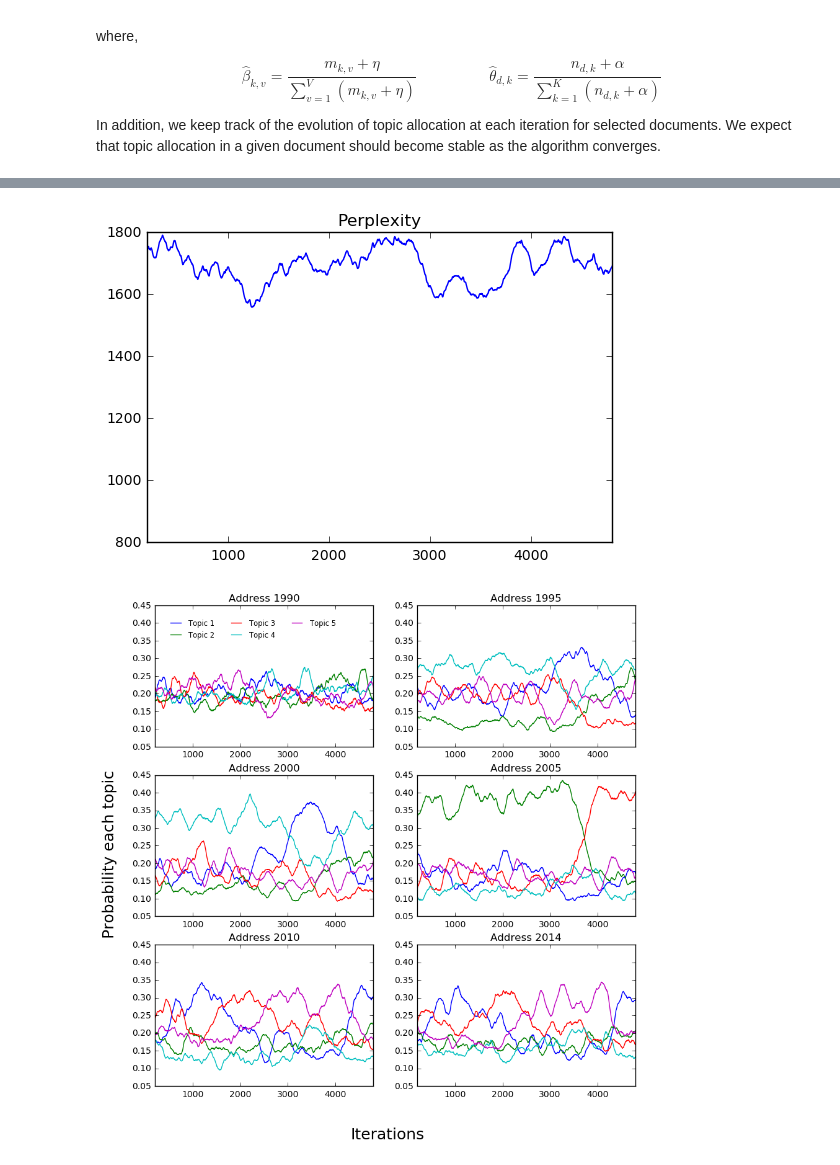
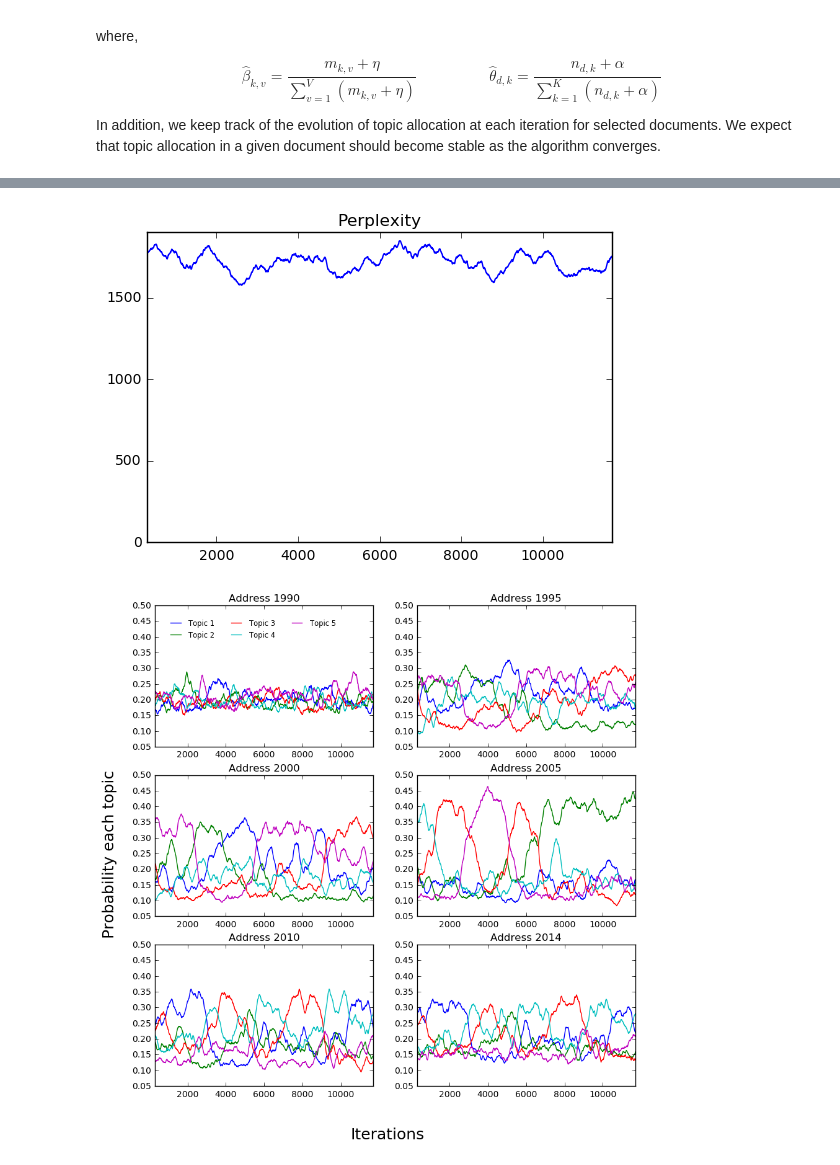
Before and after one commit to veldanie/text_mining, a Jupyter notebook: Report2.ipynb, the cells around one changed output, grey strips where cells are left out. Cells and saved outputs as stored; diff of their text form; code cells hidden in the pictures.

```diff
--- a/Report2.ipynb
+++ b/Report2.ipynb
@@ -74,7 +74,7 @@ tfidf = {k : v * tf[k] for k, v in idf.items() if k in tf}
 # Based on the ranking we select 500 words with highest tf-idf
 # 1st we get the rank
 rank = sorted(tfidf.items(), key=operator.itemgetter(1), reverse=True)
-cutoff = rank[2000][1] #-0.0001
+cutoff = rank[2000][1] -0.0001
 # 2nd apply the cut-off
 selected_words = {k: v for k, v in tfidf.items() if v>cutoff}
 ls = len(selected_words) # number of selected words
@@ -130,7 +130,7 @@ V = X.shape[1]
 topics = 5
 alpha = 10
 eta = 0.1
-iterations = 5000
+iterations = 12000
 
 # initialize randomly (i.e. equal prob) matrix theta d
 # topics numbered from 0 to k-1
@@ -279,10 +297,12 @@ Next, we monitor the results of topic allocation for several documents to check
 # %%
 # Perplexity
 # smooth window: necessary as otherwise there is too much volatility and figures are difficult to read
-sm_window=200
+sm_window=300
 # smooth and convert to pandas
 perplexity_df = pd.DataFrame(np.convolve(perplexity,1/sm_window * np.ones(sm_window),'same'))
-perplexity_df.plot(legend=False, title="Perplexity", xlim=(sm_window,iterations-sm_window))
+
+
+perplexity_df.plot(legend=False, title="Perplexity", xlim=(sm_window,iterations-sm_window), ylim=(0,1900))
 
 # Topic allocation for selected documents
 # smooth and convert to pandas
@@ -300,32 +320,32 @@ track6_df = pd.DataFrame(np.apply_along_axis(lambda m: np.convolve(m,1/sm_window
                                             axis=0, arr=track6))
 
 # Create legend text
 legend = []
 for i in range(topics):
     legend.append("Topic " + str((i+1)))
 # Create a grid to fit 6 charts
 fig, ax = plt.subplots(3,2, figsize=(10,10), sharex =True, sharey=True)
 # plot first chart
 ax1 = track_df.plot(ax=ax[0,0], title="Address 1990",xlim=(sm_window,iterations-sm_window))
 # add legend to 1st chart
 lines, labels = ax1.get_legend_handles_labels()
 ax1.legend(loc="upper left", frameon= False,borderaxespad=1.5, labels=legend, ncol=3,fontsize='small')
 plt.setp(ax1.get_xticklabels(),visible=True)
 # plot the rest without legend
 track2_df.plot(ax=ax[0,1], legend=False, title="Address 1995",xlim=(sm_window,iterations-sm_window))
 track3_df.plot(ax=ax[1,0], legend=False, title="Address 2000", xlim=(sm_window,iterations-sm_window))
 track4_df.plot(ax=ax[1,1], legend=False, title="Address 2005",xlim=(sm_window,iterations-sm_window))
 track5_df.plot(ax=ax[2,0], legend=False, title="Address 2010",xlim=(sm_window,iterations-sm_window))
 track6_df.plot(ax=ax[2,1], legend=False, title="Address 2014",xlim=(sm_window,iterations-sm_window))
 # add x,y labels all charts
 for chart in ax.flatten():
     for tk in chart.get_yticklabels():
         tk.set_visible(True)
     for tk in chart.get_xticklabels():
         tk.set_visible(True)
 fig.text(0.5, 0.04, 'Iterations', ha='center', size=18)
 fig.text(0.04, 0.5, 'Probability each topic', va='center', size=18, rotation='vertical')
 fig.show()
 # %% [output]
-[figure, old version]
+[figure, new version]
-[figure, old version]
+[figure, new version]
```
Also changed, not shown: parts of 7 cells of this notebook, 12 other files.
